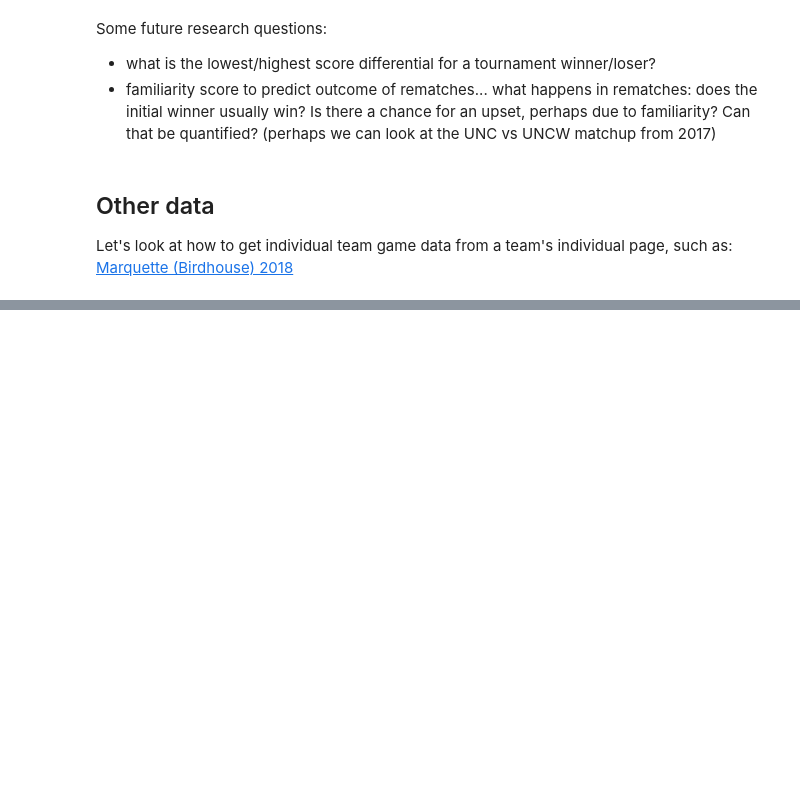
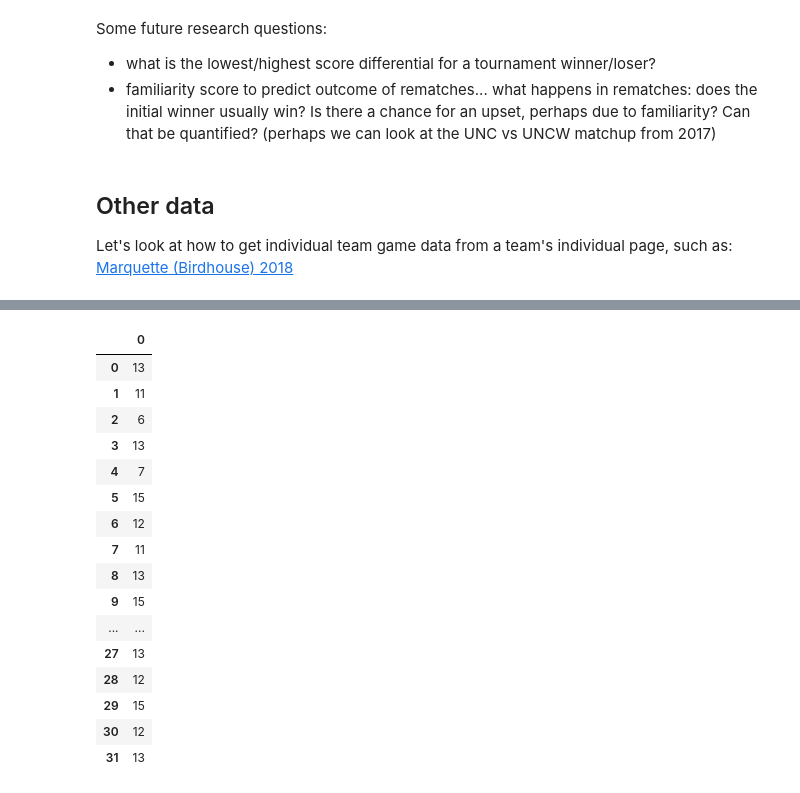
Before and after one commit to peterdobbs77/statistical_simulation, a Jupyter notebook: USAU_HistData.ipynb, the cells around one changed output, grey strips where cells are left out. Drawn from its saved outputs; the diff is of its cells as text; code cells hidden in the pictures; blank space fills up the shorter version.

```diff
--- a/USAU_HistData.ipynb
+++ b/USAU_HistData.ipynb
@@ -268,0 +343,20 @@ Let's look at how to get individual team game data from a team's individual page
+# %%
+df[1].str.extract(r'(^\d+)')
+# %% [output]
+|  | 0 |
+| 0 | 13 |
+| 1 | 11 |
+| 2 | 6 |
+| 3 | 13 |
+| 4 | 7 |
+| 5 | 15 |
+| 6 | 12 |
+| 7 | 11 |
+| 8 | 13 |
+| 9 | 15 |
+| ... | ... |
+| 27 | 13 |
+| 28 | 12 |
+| 29 | 15 |
+| 30 | 12 |
+| 31 | 13 |
```
Also changed, not shown: parts of 2 cells of this notebook.
